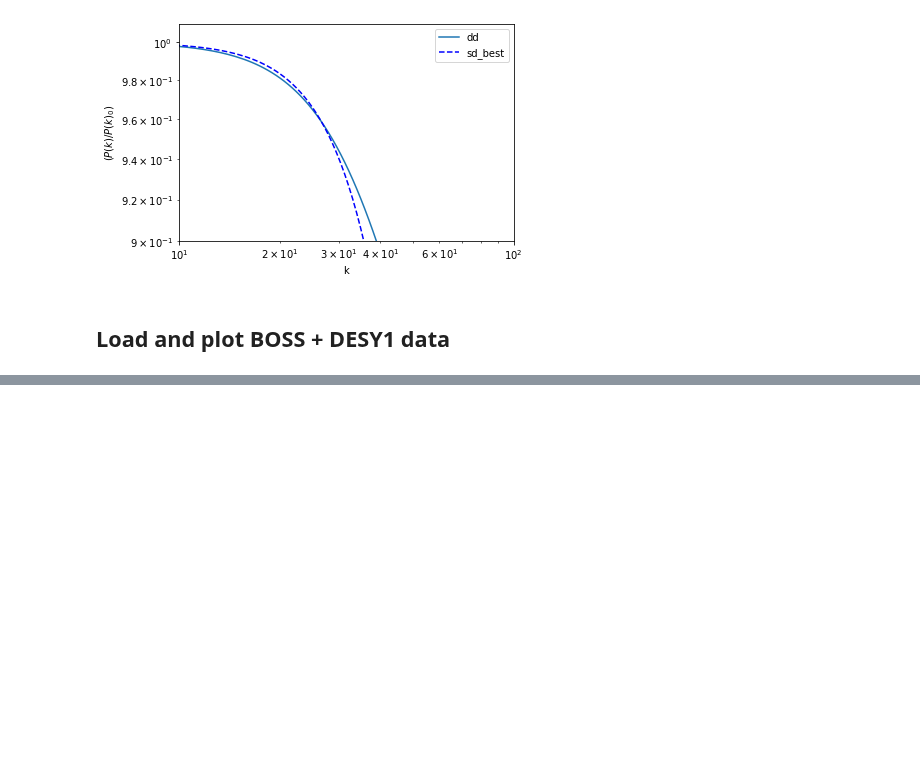
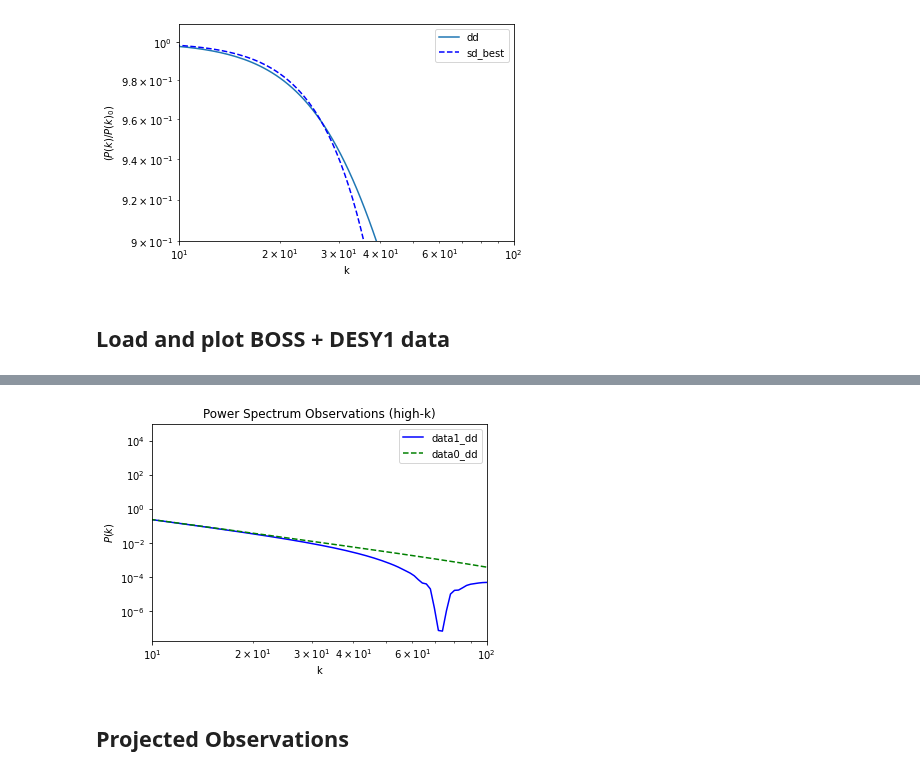
Before and after one commit to NolanSmyth/class_recoupling, a Jupyter notebook: analyze_interps.ipynb, the cells around one changed output, grey strips where cells are left out. Drawn from its saved outputs; the diff is of its cells as text; code cells hidden in the pictures; blank space fills up the shorter version.

```diff
--- a/analyze_interps.ipynb
+++ b/analyze_interps.ipynb
@@ -274,0 +255,18 @@ plt.show()
+# %%
+plot_idx=90
+plt.plot(kk, pk_dd_interp((T_rec_arr[plot_idx], A_rec_arr[plot_idx], kk)),'b', label='data1_dd')
+plt.plot(kk, pk_dd_interp((T_rec_arr[0], A_rec_arr[0], kk)),'g--', label='data0_dd')
+plt.xscale('log')
+plt.yscale('log')
+# plt.xlim(0.1,10)
+plt.xlim(10,100)
+# plt.ylim(1e0,1e4)
+plt.xlabel('k')
+plt.ylabel('$P(k)$')
+plt.title('Power Spectrum Observations (high-k)')
+plt.legend()
+plt.show()
+# %% [output]
+[figure, added]
+# %% [markdown]
+## Projected Observations
```
Also changed, not shown: parts of 14 cells of this notebook, 2 other files.
